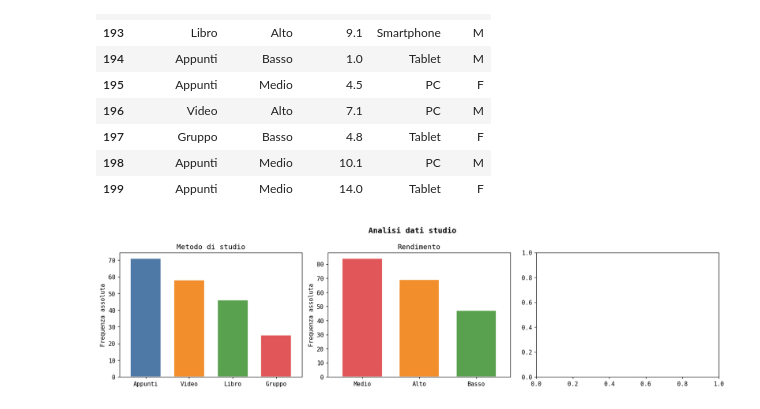
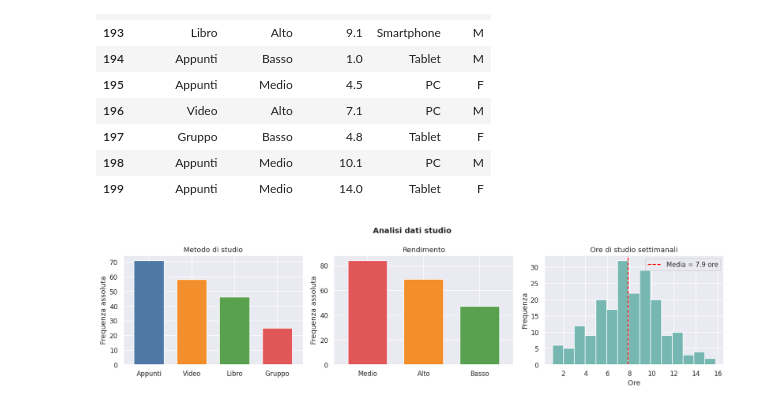
Before and after one commit to andreatrentini/Corso-python-3Bi-2026, a Jupyter notebook: studenti-studio/studenti-studio.ipynb, the cells around one changed output. Cells and saved outputs as stored; diff of their text form; code cells hidden in the pictures.

```diff
--- a/studenti-studio/studenti-studio.ipynb
+++ b/studenti-studio/studenti-studio.ipynb
@@ -58,31 +58,41 @@ df.tail(10)
 # %%
 plt.rcParams['figure.dpi'] = 110
 plt.rcParams['font.family'] = 'monospace'
+sns.set_theme(style="darkgrid", palette='muted')
 
 fig, axes = plt.subplots(1, 3, figsize=(15, 4))
 fig.suptitle('Analisi dati studio', fontsize=13, fontweight='bold')
 
 # 1° grafico
 colori_metodi = ['#4e79a7', '#f28e2b', '#59a14f', '#e15759']
 df['metodo_studio'].value_counts().plot(
     kind="bar", ax=axes[0], color=colori_metodi, edgecolor='white', width=0.7
 )
 axes[0].set_title('Metodo di studio')
 axes[0].set_xlabel('')
 axes[0].set_ylabel('Frequenza assoluta')
 axes[0].tick_params(axis='x', rotation=0)
 
 # 2° grafico
 colori_rendimento = ['#e15759', '#f28e2b', '#59a14f']
 df['rendimento'].value_counts().plot(
     kind="bar", ax=axes[1], color=colori_rendimento, edgecolor='white', width=0.7
 )
 axes[1].set_title('Rendimento')
 axes[1].set_xlabel('')
 axes[1].set_ylabel('Frequenza assoluta')
 axes[1].tick_params(axis='x', rotation=0)
 
+axes[2].hist(df['ore_studio'], bins=15, color="#76b7b2", edgecolor="white")
+axes[2].axvline(df['ore_studio'].mean(), color="red", linestyle="--",
+                label=f'Media = {df['ore_studio'].mean():.1f} ore')
+axes[2].set_title('Ore di studio settimanali')
+axes[2].set_xlabel('Ore')
+axes[2].set_ylabel('Frequenza')
+axes[2].legend()
+
+
 plt.tight_layout()
 plt.show()
 # %% [output]
-[figure, old version]
+[figure, new version]
```
Also changed, not shown: parts of 7 cells of this notebook.
